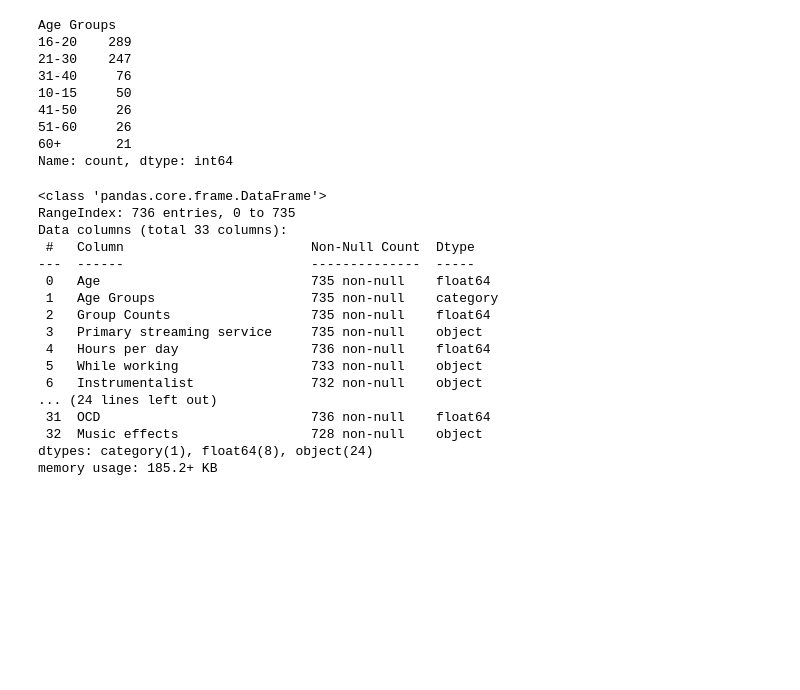
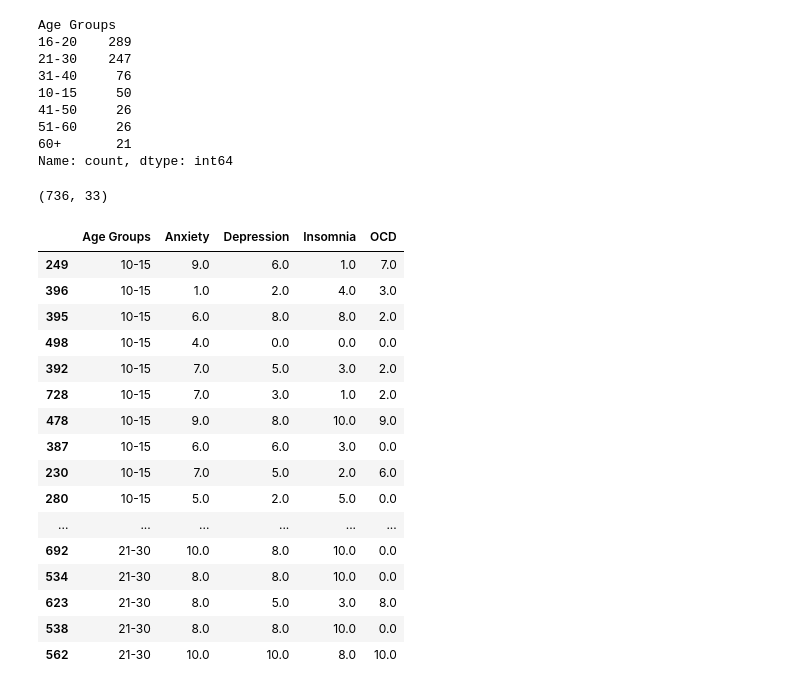
Before and after one commit to AlexToon55/h501-finalproject, a Jupyter notebook: data/BrianTestNotebook.ipynb, the cells around one changed output. Cells and saved outputs as stored; diff of their text form; code cells hidden in the pictures; blank space fills up the shorter version.

Commit message:
showing age groups correlation to disorder ranking

```diff
--- a/data/BrianTestNotebook.ipynb
+++ b/data/BrianTestNotebook.ipynb
@@ -193,22 +193,26 @@ Age Groups
 60+       21
 Name: count, dtype: int64
 # %%
-df.info()
+df.shape
 # %% [output]
-<class 'pandas.core.frame.DataFrame'>
-RangeIndex: 736 entries, 0 to 735
-Data columns (total 33 columns):
- #   Column                        Non-Null Count  Dtype
----  ------                        --------------  -----
- 0   Age                           735 non-null    float64
- 1   Age Groups                    735 non-null    category
- 2   Group Counts                  735 non-null    float64
- 3   Primary streaming service     735 non-null    object
- 4   Hours per day                 736 non-null    float64
- 5   While working                 733 non-null    object
- 6   Instrumentalist               732 non-null    object
-... (24 lines left out)
- 31  OCD                           736 non-null    float64
- 32  Music effects                 728 non-null    object
-dtypes: category(1), float64(8), object(24)
-memory usage: 185.2+ KB
+(736, 33)
+# %%
+df.sort_values(by = 'Age Groups')[['Age Groups', 'Anxiety', 'Depression', 'Insomnia', 'OCD']]
+# %% [output]
+|  | Age Groups | Anxiety | Depression | Insomnia | OCD |
+| 249 | 10-15 | 9.0 | 6.0 | 1.0 | 7.0 |
+| 396 | 10-15 | 1.0 | 2.0 | 4.0 | 3.0 |
+| 395 | 10-15 | 6.0 | 8.0 | 8.0 | 2.0 |
+| 498 | 10-15 | 4.0 | 0.0 | 0.0 | 0.0 |
+| 392 | 10-15 | 7.0 | 5.0 | 3.0 | 2.0 |
+| 728 | 10-15 | 7.0 | 3.0 | 1.0 | 2.0 |
+| 478 | 10-15 | 9.0 | 8.0 | 10.0 | 9.0 |
+| 387 | 10-15 | 6.0 | 6.0 | 3.0 | 0.0 |
+| 230 | 10-15 | 7.0 | 5.0 | 2.0 | 6.0 |
+| 280 | 10-15 | 5.0 | 2.0 | 5.0 | 0.0 |
+| ... | ... | ... | ... | ... | ... |
+| 692 | 21-30 | 10.0 | 8.0 | 10.0 | 0.0 |
+| 534 | 21-30 | 8.0 | 8.0 | 10.0 | 0.0 |
+| 623 | 21-30 | 8.0 | 5.0 | 3.0 | 8.0 |
+| 538 | 21-30 | 8.0 | 8.0 | 10.0 | 0.0 |
+| 562 | 21-30 | 10.0 | 10.0 | 8.0 | 10.0 |
```
